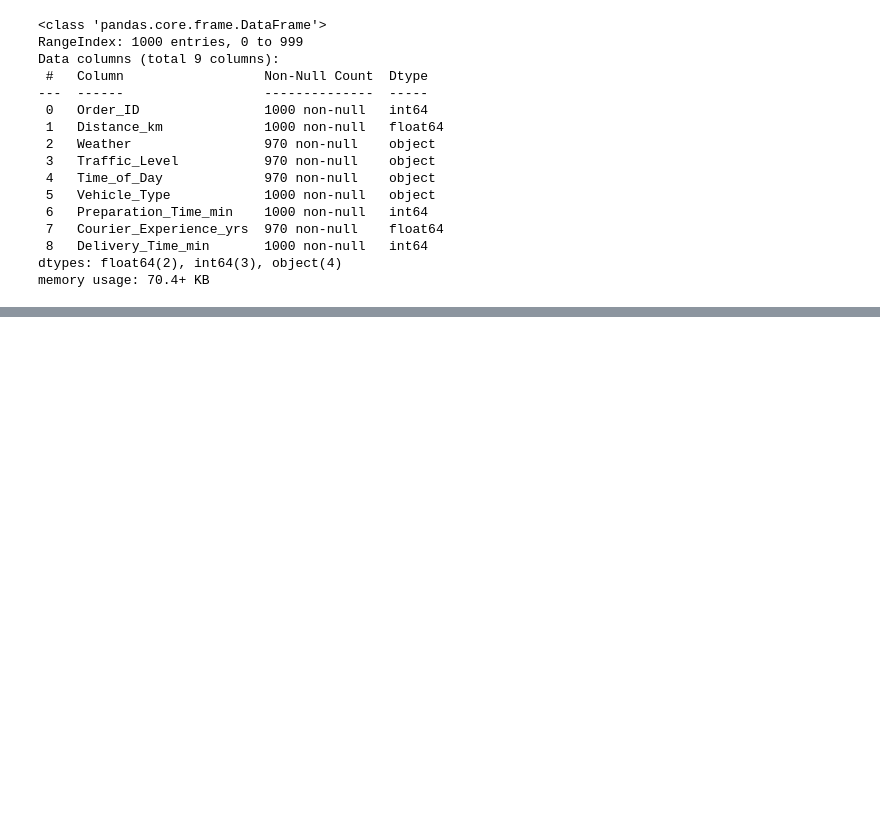
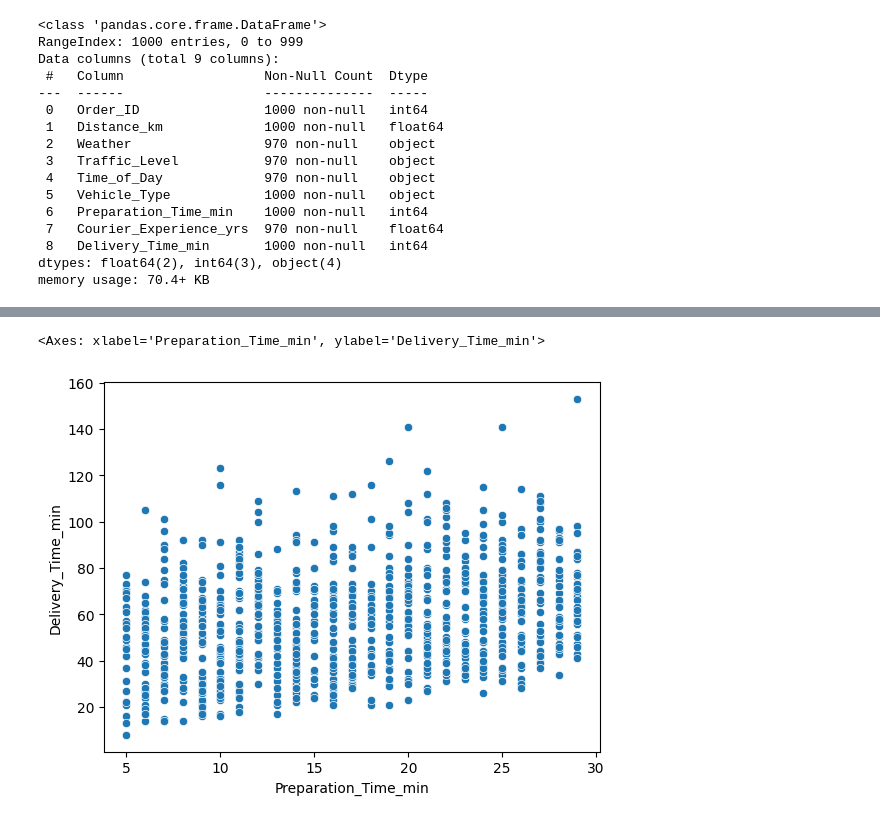
Before and after one commit to Manojg14/delivery-time-prediction-linear-regression, a Jupyter notebook: Notebook/delivery-time-prediction-linear-regression.ipynb, the cells around one changed output, grey strips where cells are left out. Cells and saved outputs as stored; diff of their text form; code cells hidden in the pictures; blank space fills up the shorter version.

```diff
--- a/Notebook/delivery-time-prediction-linear-regression.ipynb
+++ b/Notebook/delivery-time-prediction-linear-regression.ipynb
@@ -316,0 +377,10 @@ memory usage: 70.4+ KB
+# %%
+# Preparation Time min vs Delivery Time min (N vs N)
+
+sns.scatterplot(x='Preparation_Time_min',
+             y='Delivery_Time_min',
+             data=del_time
+            )
+# %% [output]
+<Axes: xlabel='Preparation_Time_min', ylabel='Delivery_Time_min'>
+[figure, added]
```
Also changed, not shown: parts of 32 cells of this notebook.
